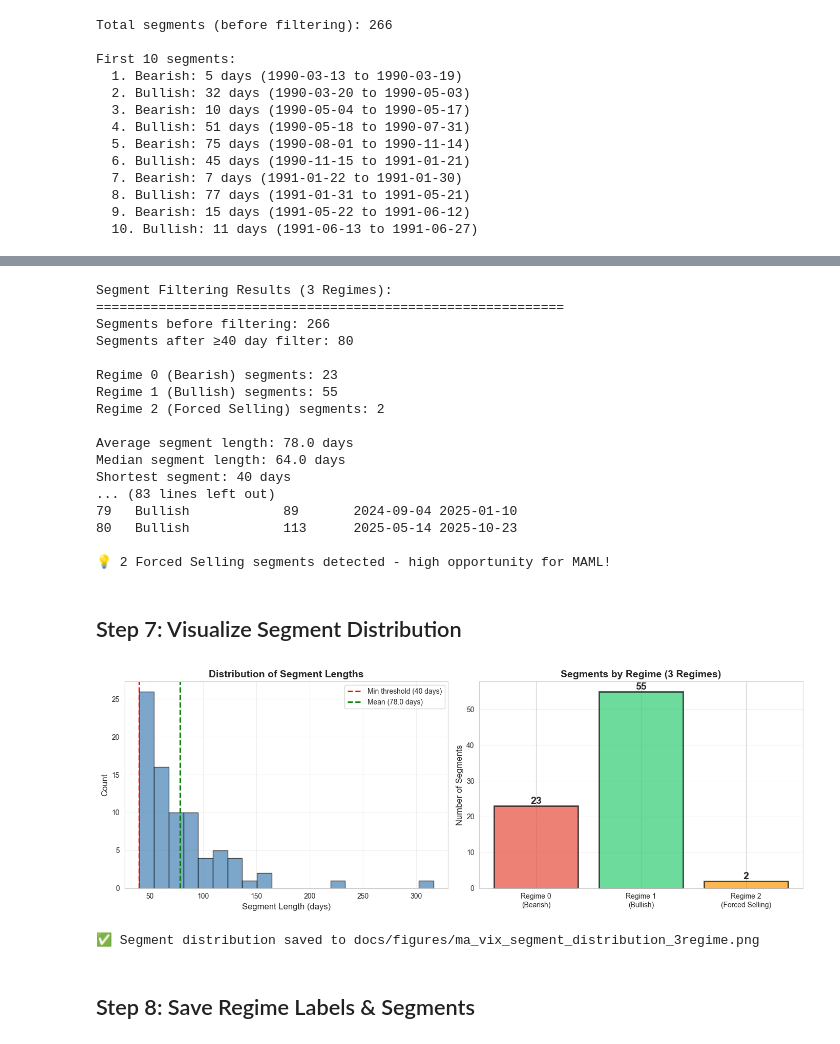
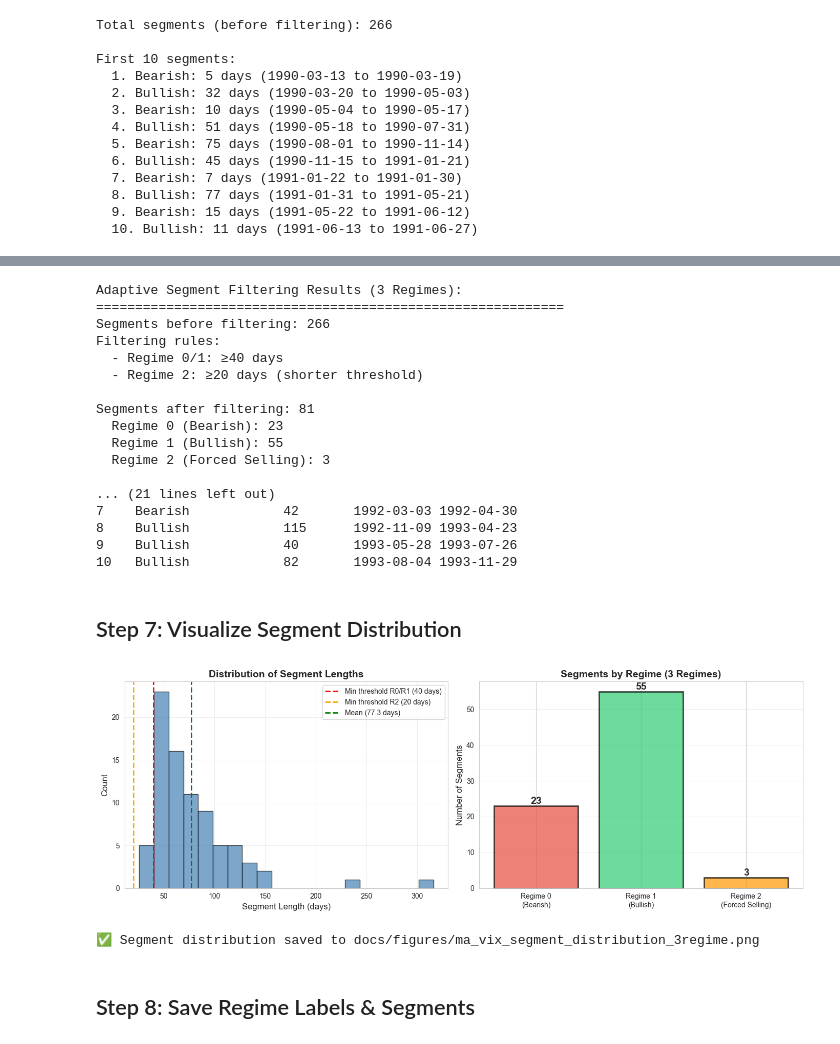
Before and after one commit to aaronmat1905/maml-dynamic-portfolio-allocation, a Jupyter notebook: notebooks/Epic_1_3_MA_Crossover_Alternative.ipynb, the cells around one changed output, grey strips where cells are left out. Saved outputs shown, nothing was run; the diff lists cells and outputs as text; code cells hidden in the pictures.

```diff
--- a/notebooks/Epic_1_3_MA_Crossover_Alternative.ipynb
+++ b/notebooks/Epic_1_3_MA_Crossover_Alternative.ipynb
@@ -356,57 +358,70 @@ Keep only segments with at least 40 days (30 for support + 10 for query).
 # %%
-# Filter: keep only segments with length >= 40 days
-MIN_SEGMENT_LENGTH = 40
-segments = [seg for seg in segments_raw if seg['length'] >= MIN_SEGMENT_LENGTH]
+# Adaptive filtering: Different thresholds for different regimes
+MIN_SEGMENT_LENGTH_NORMAL = 40  # Regime 0/1
+MIN_SEGMENT_LENGTH_REGIME2 = 20  # Regime 2 (VIX spikes are shorter)
+
+segments = []
+for seg in segments_raw:
+    min_length = MIN_SEGMENT_LENGTH_REGIME2 if seg['regime_label'] == 2 else MIN_SEGMENT_LENGTH_NORMAL
+    if seg['length'] >= min_length:
+        segments.append(seg)
 
 # Statistics for 3 regimes
 regime_0_segs = [s for s in segments if s['regime_label'] == 0]
 regime_1_segs = [s for s in segments if s['regime_label'] == 1]
-regime_2_segs = [s for s in segments if s['regime_label'] == 2]  # NEW
+regime_2_segs = [s for s in segments if s['regime_label'] == 2]
 avg_length = np.mean([s['length'] for s in segments])
 median_length = np.median([s['length'] for s in segments])
 
-print(f"Segment Filtering Results (3 Regimes):")
+print(f"Adaptive Segment Filtering Results (3 Regimes):")
 print(f"=" * 60)
 print(f"Segments before filtering: {len(segments_raw)}")
-print(f"Segments after ≥{MIN_SEGMENT_LENGTH} day filter: {len(segments)}")
-print(f"\nRegime 0 (Bearish) segments: {len(regime_0_segs)}")
-print(f"Regime 1 (Bullish) segments: {len(regime_1_segs)}")
-print(f"Regime 2 (Forced Selling) segments: {len(regime_2_segs)}")  # NEW
+print(f"Filtering rules:")
+print(f"  - Regime 0/1: ≥{MIN_SEGMENT_LENGTH_NORMAL} days")
+print(f"  - Regime 2: ≥{MIN_SEGMENT_LENGTH_REGIME2} days (shorter threshold)")
+print(f"\nSegments after filtering: {len(segments)}")
+print(f"  Regime 0 (Bearish): {len(regime_0_segs)}")
+print(f"  Regime 1 (Bullish): {len(regime_1_segs)}")
+print(f"  Regime 2 (Forced Selling): {len(regime_2_segs)}")
 print(f"\nAverage segment length: {avg_length:.1f} days")
 print(f"Median segment length: {median_length:.1f} days")
 print(f"Shortest segment: {min([s['length'] for s in segments])} days")
 print(f"Longest segment: {max([s['length'] for s in segments])} days")
 
-# Display all filtered segments with regime names
-print(f"\n✅ All {len(segments)} filtered segments:")
+# Display all Regime 2 segments (important!)
+if len(regime_2_segs) > 0:
+    print(f"\n💡 Regime 2 (Forced Selling) segments ({len(regime_2_segs)} total):")
+    print(f"{'#':<4} {'Length':<8} {'Start Date':<12} {'End Date':<12}")
+    print("-" * 40)
+    for i, seg in enumerate(regime_2_segs):
+        print(f"{i+1:<4} {seg['length']:<8} {seg['start_date'].date()} {seg['end_date'].date()}")
+
+# Display sample of all segments
+print(f"\n✅ First 10 segments (all regimes):")
 print(f"{'#':<4} {'Regime':<18} {'Length':<8} {'Start Date':<12} {'End Date':<12}")
 print("-" * 60)
 regime_names = {0: "Bearish", 1: "Bullish", 2: "Forced Selling"}
-for i, seg in enumerate(segments):
+for i, seg in enumerate(segments[:10]):
     regime_name = regime_names.get(seg['regime_label'], "Unknown")
     print(f"{i+1:<4} {regime_name:<18} {seg['length']:<8} {seg['start_date'].date()} {seg['end_date'].date()}")
-
-# Highlight Regime 2 segments if any
-if len(regime_2_segs) > 0:
-    print(f"\n💡 {len(regime_2_segs)} Forced Selling segments detected - high opportunity for MAML!")
 # %% [output]
-Segment Filtering Results (3 Regimes):
+Adaptive Segment Filtering Results (3 Regimes):
 ============================================================
 Segments before filtering: 266
-Segments after ≥40 day filter: 80
+Filtering rules:
+  - Regime 0/1: ≥40 days
+  - Regime 2: ≥20 days (shorter threshold)
 
-Regime 0 (Bearish) segments: 23
-Regime 1 (Bullish) segments: 55
-Regime 2 (Forced Selling) segments: 2
+Segments after filtering: 81
+  Regime 0 (Bearish): 23
+  Regime 1 (Bullish): 55
+  Regime 2 (Forced Selling): 3
 
-Average segment length: 78.0 days
-Median segment length: 64.0 days
-Shortest segment: 40 days
-... (83 lines left out)
-79   Bullish            89       2024-09-04 2025-01-10
-80   Bullish            113      2025-05-14 2025-10-23
-
-💡 2 Forced Selling segments detected - high opportunity for MAML!
+... (21 lines left out)
+7    Bearish            42       1992-03-03 1992-04-30
+8    Bullish            115      1992-11-09 1993-04-23
+9    Bullish            40       1993-05-28 1993-07-26
+10   Bullish            82       1993-08-04 1993-11-29
 # %% [markdown]
 ## Step 7: Visualize Segment Distribution
 # %%
@@ -415,39 +430,41 @@ fig, axes = plt.subplots(1, 2, figsize=(14, 5))
 # Plot 1: Histogram of segment lengths
 lengths = [s['length'] for s in segments]
 axes[0].hist(lengths, bins=20, edgecolor='black', alpha=0.7, color='steelblue')
-axes[0].axvline(MIN_SEGMENT_LENGTH, color='red', linestyle='--', linewidth=2,
-                label=f'Min threshold ({MIN_SEGMENT_LENGTH} days)')
+axes[0].axvline(MIN_SEGMENT_LENGTH_NORMAL, color='red', linestyle='--', linewidth=2,
+                label=f'Min threshold R0/R1 ({MIN_SEGMENT_LENGTH_NORMAL} days)')
+axes[0].axvline(MIN_SEGMENT_LENGTH_REGIME2, color='orange', linestyle='--', linewidth=2,
+                label=f'Min threshold R2 ({MIN_SEGMENT_LENGTH_REGIME2} days)')
 axes[0].axvline(avg_length, color='green', linestyle='--', linewidth=2,
                 label=f'Mean ({avg_length:.1f} days)')
 axes[0].set_xlabel('Segment Length (days)', fontsize=12)
 axes[0].set_ylabel('Count', fontsize=12)
 axes[0].set_title('Distribution of Segment Lengths', fontsize=14, fontweight='bold')
 axes[0].legend()
 axes[0].grid(True, alpha=0.3)
 
 # Plot 2: Bar chart of segments per regime (3 regimes now)
 regime_counts = [len(regime_0_segs), len(regime_1_segs), len(regime_2_segs)]
 regime_labels = ['Regime 0\n(Bearish)', 'Regime 1\n(Bullish)', 'Regime 2\n(Forced Selling)']
 colors = ['#e74c3c', '#2ecc71', '#ff9800']  # red, green, orange
 bars = axes[1].bar(regime_labels, regime_counts, color=colors, alpha=0.7, edgecolor='black', linewidth=2)
 
 # Add count labels on bars
 for bar, count in zip(bars, regime_counts):
     height = bar.get_height()
     axes[1].text(bar.get_x() + bar.get_width()/2., height,
                  f'{count}', ha='center', va='bottom', fontsize=14, fontweight='bold')
 
 axes[1].set_ylabel('Number of Segments', fontsize=12)
 axes[1].set_title('Segments by Regime (3 Regimes)', fontsize=14, fontweight='bold')
 axes[1].grid(True, axis='y', alpha=0.3)
 
 plt.tight_layout()
 plt.savefig('../docs/figures/ma_vix_segment_distribution_3regime.png', dpi=300, bbox_inches='tight')
 plt.show()
 
 print("✅ Segment distribution saved to docs/figures/ma_vix_segment_distribution_3regime.png")
 # %% [output]
-[figure, old version]
+[figure, new version]
 ✅ Segment distribution saved to docs/figures/ma_vix_segment_distribution_3regime.png
 # %% [markdown]
 ## Step 8: Save Regime Labels & Segments
```
Also changed, not shown: parts of 11 cells of this notebook, 43 other files.
